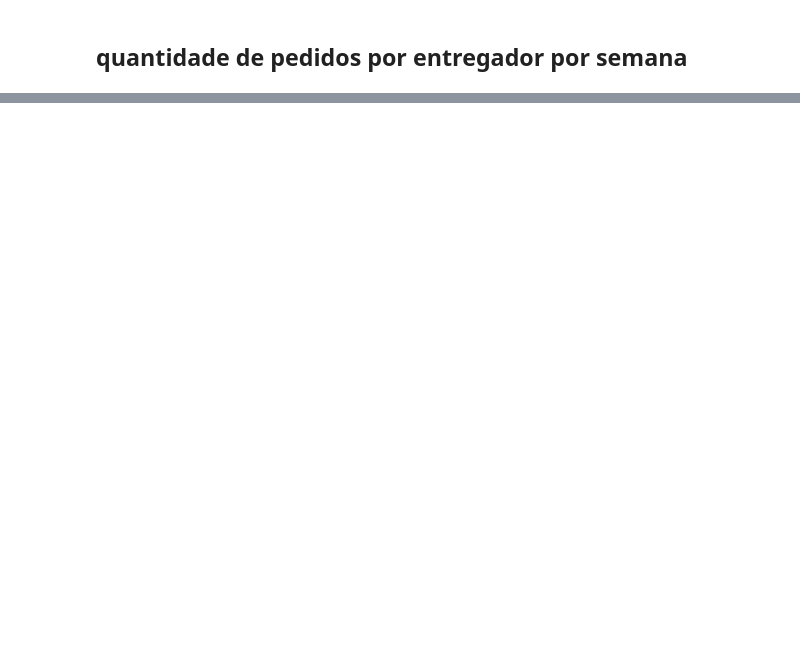
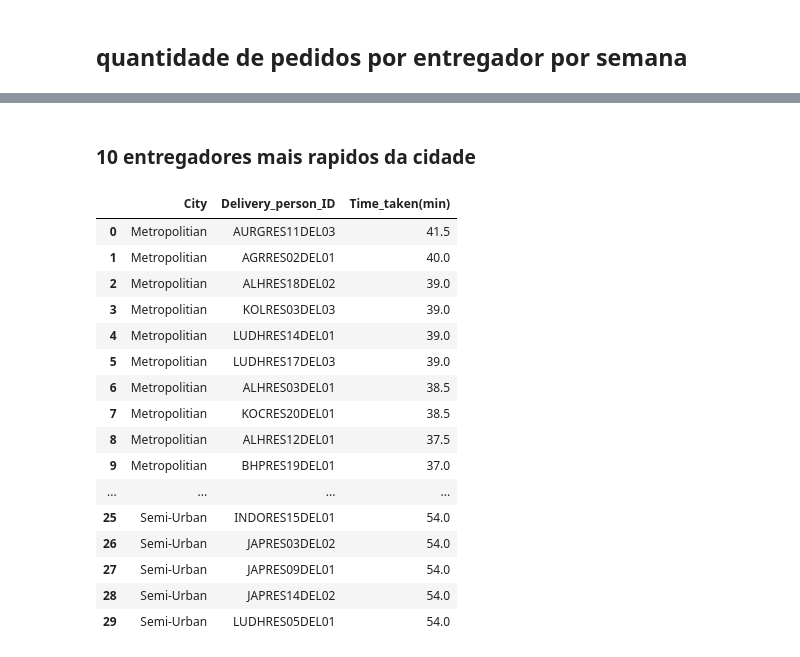
Before and after one commit to franciscofijamo/0-to-DS, a Jupyter notebook: FTC_cicle_05_37_DE(_Grouping)_ipynb.ipynb, the cells around one changed output, grey strips where cells are left out. Cells and saved outputs as stored; diff of their text form; code cells hidden in the pictures; blank space fills up the shorter version.

```diff
--- a/FTC_cicle_05_37_DE(_Grouping)_ipynb.ipynb
+++ b/FTC_cicle_05_37_DE(_Grouping)_ipynb.ipynb
@@ -23,6 +23,10 @@ df1 = df_raw.copy()
 # %%
 # convering Delivery_person_Age
 line_nan = (df1['Delivery_person_Age'] != 'NaN ')
+df1 = df1.loc[line_nan, :].copy()
+
+
+line_nan = (df1['Road_traffic_density'] != 'NaN ')
 df1 = df1.loc[line_nan, :].copy()
 
 df1['Delivery_person_Age'] = df1['Delivery_person_Age'].astype(int)
@@ -51,3 +55,6 @@ df1.loc[:,'Road_traffic_density']=df1.loc[:,'Road_traffic_density'].str.strip()
 df1.loc[:,'Type_of_vehicle']=df1.loc[:,'Type_of_vehicle'].str.strip()
 df1.loc[:,'Festival']=df1.loc[:,'Festival'].str.strip()
 df1.loc[:,'City']=df1.loc[:,'City'].str.strip()
+# %%
+df1['Time_taken(min)'] = df1['Time_taken(min)'].apply( lambda x: x.split( '(min)')[1])
+df1['Time_taken(min)'] = df1['Time_taken(min)'].astype( int )
@@ -165,0 +272,28 @@ map
+# %% [markdown]
+### 10 entregadores mais rapidos da cidade
+# %%
+df2 = df1.loc[:, ['Delivery_person_ID', 'Time_taken(min)', 'City']].groupby(['City', 'Delivery_person_ID']).median().sort_values(['Time_taken(min)', 'City'], ascending = False).reset_index()
+
+df_aux01 = df2.loc[df2['City'] == 'Metropolitian', : ].head(10)
+df_aux02 = df2.loc[df2['City'] == 'Urban', : ].head(10)
+df_aux03 = df2.loc[df2['City'] == 'Semi-Urban', : ].head(10)
+
+pd.concat([df_aux01,df_aux02,df_aux03]).reset_index(drop = True)
+# %% [output]
+|  | City | Delivery_person_ID | Time_taken(min) |
+| 0 | Metropolitian | AURGRES11DEL03 | 41.5 |
+| 1 | Metropolitian | AGRRES02DEL01 | 40.0 |
+| 2 | Metropolitian | ALHRES18DEL02 | 39.0 |
+| 3 | Metropolitian | KOLRES03DEL03 | 39.0 |
+| 4 | Metropolitian | LUDHRES14DEL01 | 39.0 |
+| 5 | Metropolitian | LUDHRES17DEL03 | 39.0 |
+| 6 | Metropolitian | ALHRES03DEL01 | 38.5 |
+| 7 | Metropolitian | KOCRES20DEL01 | 38.5 |
+| 8 | Metropolitian | ALHRES12DEL01 | 37.5 |
+| 9 | Metropolitian | BHPRES19DEL01 | 37.0 |
+| ... | ... | ... | ... |
+| 25 | Semi-Urban | INDORES15DEL01 | 54.0 |
+| 26 | Semi-Urban | JAPRES03DEL02 | 54.0 |
+| 27 | Semi-Urban | JAPRES09DEL01 | 54.0 |
+| 28 | Semi-Urban | JAPRES14DEL02 | 54.0 |
+| 29 | Semi-Urban | LUDHRES05DEL01 | 54.0 |
```
Also changed, not shown: parts of 15 cells of this notebook.
